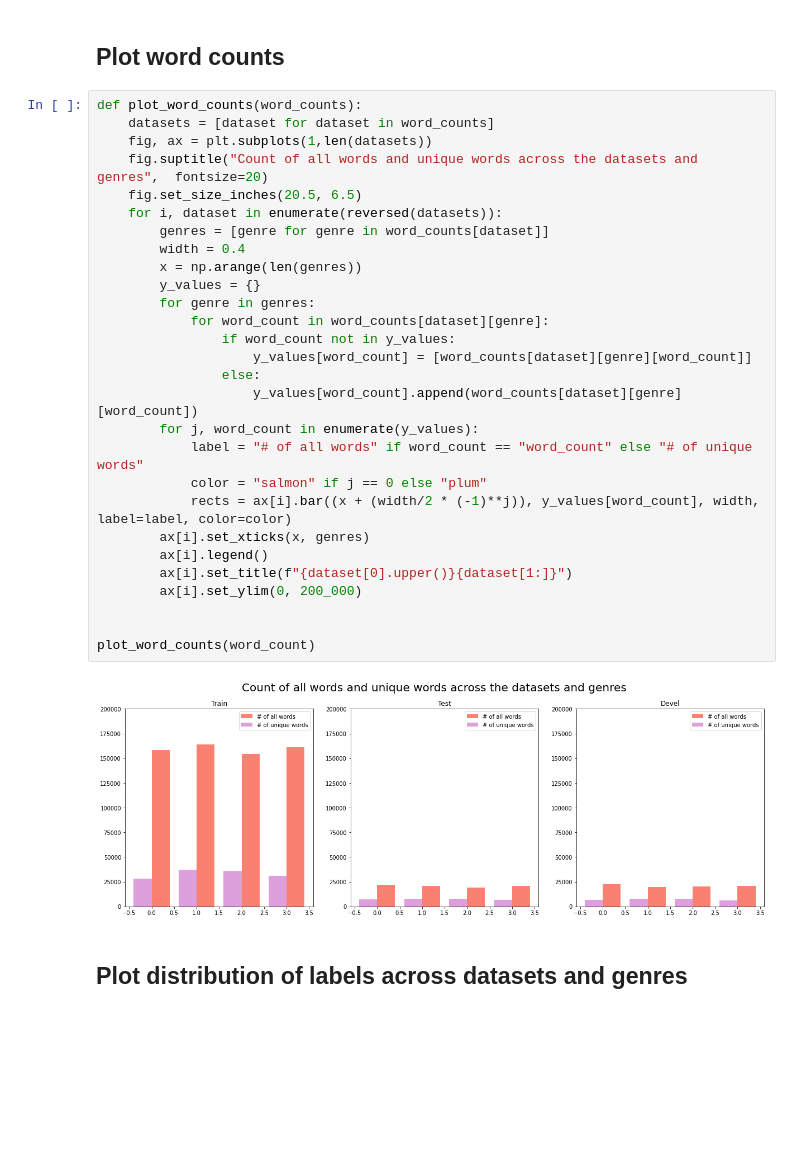
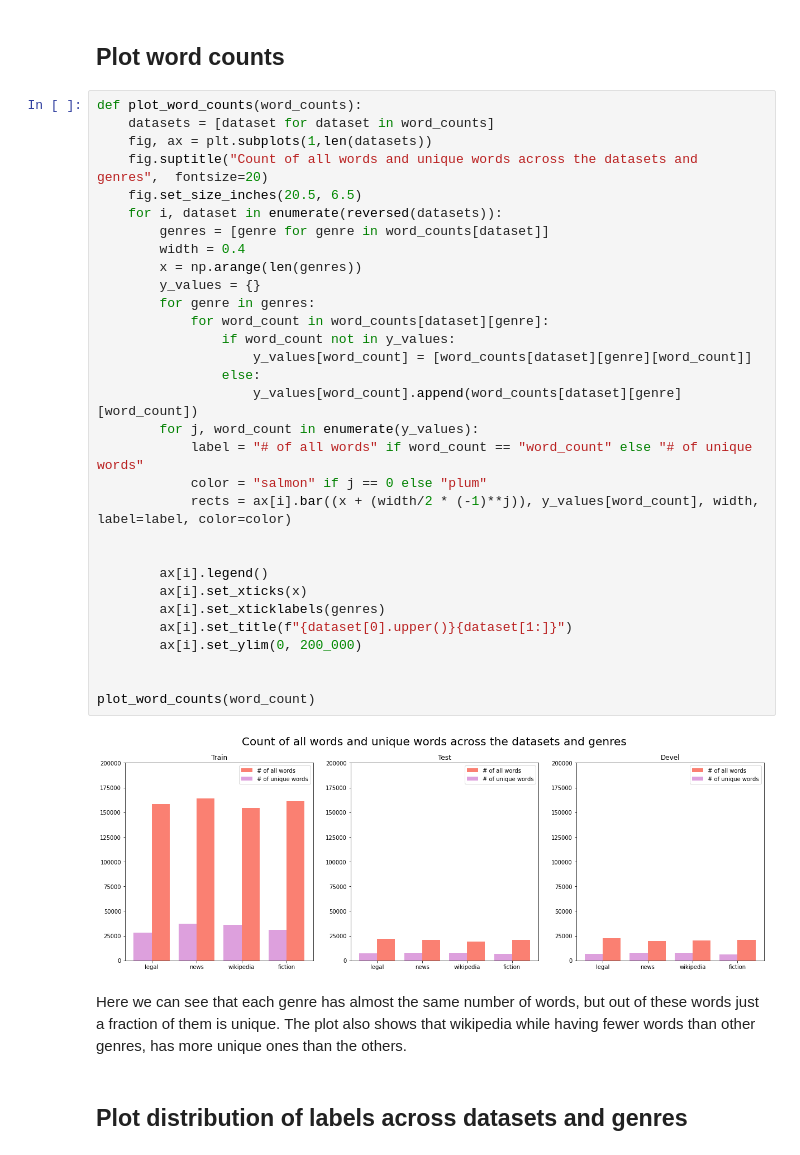
Before and after one commit to Henya14/deep-learning-ner, a Jupyter notebook: data_visualization.ipynb, the cells around one changed output. Drawn from its saved outputs; the diff is of its cells as text; blank space fills up the shorter version.

Commit message:
Add explanation to data visualization

```diff
--- a/data_visualization.ipynb
+++ b/data_visualization.ipynb
@@ -259,33 +261,38 @@ with open("word_count.json", "r") as f:
 # %%
 def plot_word_counts(word_counts):
     datasets = [dataset for dataset in word_counts]
     fig, ax = plt.subplots(1,len(datasets))
     fig.suptitle("Count of all words and unique words across the datasets and genres",  fontsize=20)
     fig.set_size_inches(20.5, 6.5)
     for i, dataset in enumerate(reversed(datasets)):
         genres = [genre for genre in word_counts[dataset]]
         width = 0.4
         x = np.arange(len(genres))
         y_values = {}
         for genre in genres:
             for word_count in word_counts[dataset][genre]:
                 if word_count not in y_values:
                     y_values[word_count] = [word_counts[dataset][genre][word_count]]
                 else:
                     y_values[word_count].append(word_counts[dataset][genre][word_count])
         for j, word_count in enumerate(y_values):
             label = "# of all words" if word_count == "word_count" else "# of unique words"
             color = "salmon" if j == 0 else "plum"
             rects = ax[i].bar((x + (width/2 * (-1)**j)), y_values[word_count], width, label=label, color=color)
-        ax[i].set_xticks(x, genres)
+
+
         ax[i].legend()
+        ax[i].set_xticks(x)
+        ax[i].set_xticklabels(genres)
         ax[i].set_title(f"{dataset[0].upper()}{dataset[1:]}")
         ax[i].set_ylim(0, 200_000)
 
 
 plot_word_counts(word_count)
 # %% [output]
-[figure, old version]
+[figure, new version]
+# %% [markdown]
+Here we can see that each genre has almost the same number of words, but out of these words just a fraction of them is unique. The plot also shows that wikipedia while having fewer words than other genres, has more unique ones than the others.
 # %% [markdown]
 ## Plot distribution of labels across datasets and genres
 # %%
```
Also changed, not shown: parts of 3 cells of this notebook.
